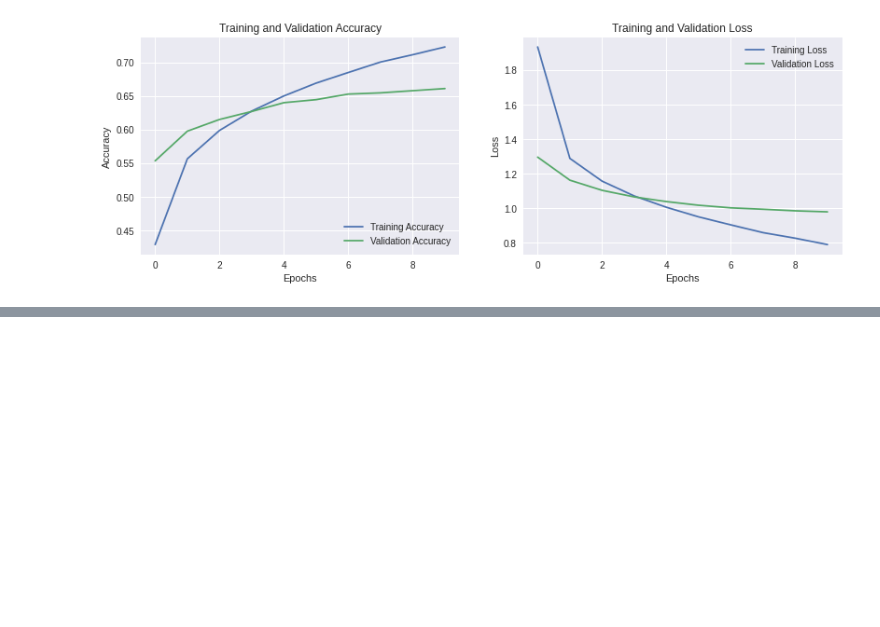
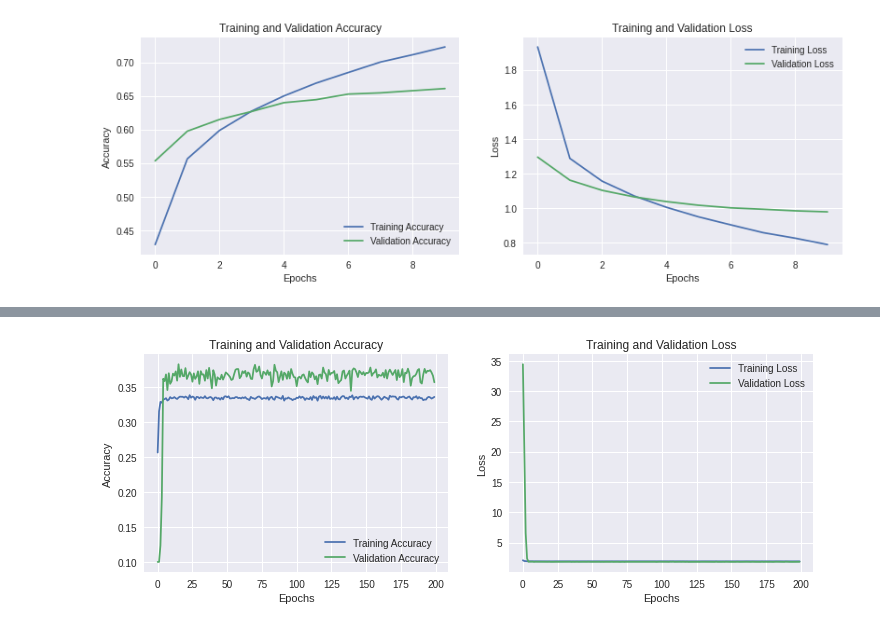
Before and after one commit to katnoria/cifar10-classifiers, a Jupyter notebook: notebooks/tfds-classification-test.ipynb, the cells around one changed output, grey strips where cells are left out. Cells and saved outputs as stored; diff of their text form; code cells hidden in the pictures; blank space fills up the shorter version.

```diff
--- a/notebooks/tfds-classification-test.ipynb
+++ b/notebooks/tfds-classification-test.ipynb
@@ -472,0 +561,4 @@ plot_history(history)
+# %%
+plot_history(history)
+# %% [output]
+[figure, added]
```
Also changed, not shown: parts of 17 cells of this notebook, 1 other file.
